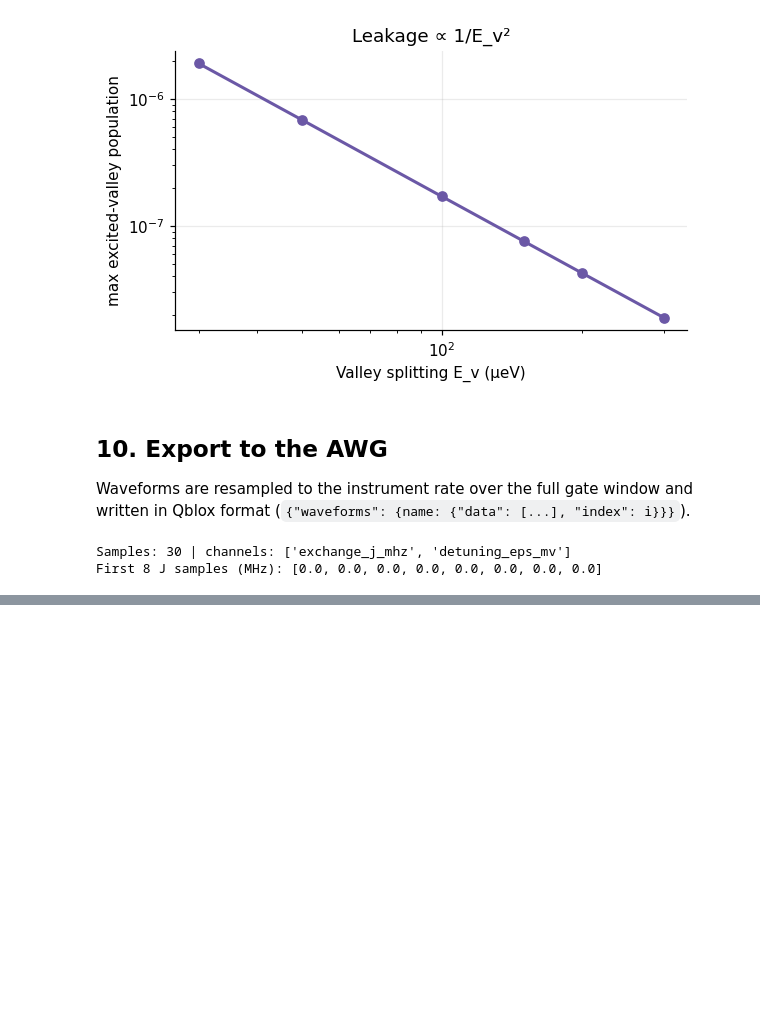
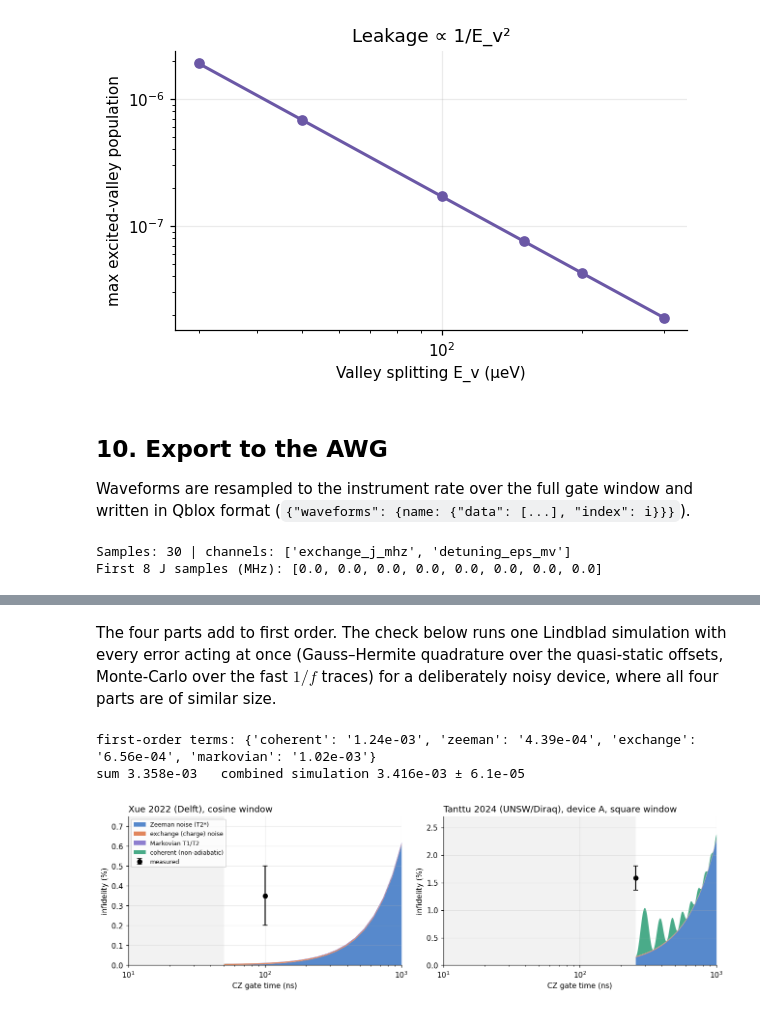
Before and after one commit to Jaspersands/spin-optimal-control, a Jupyter notebook: notebooks/01_exchange_gates_noise_and_benchmarking.ipynb, the cells around one changed output, grey strips where cells are left out. Cells and saved outputs as stored; diff of their text form; code cells hidden in the pictures; blank space fills up the shorter version.

```diff
--- a/notebooks/01_exchange_gates_noise_and_benchmarking.ipynb
+++ b/notebooks/01_exchange_gates_noise_and_benchmarking.ipynb
@@ -331,0 +376,43 @@ First 8 J samples (MHz): [0.0, 0.0, 0.0, 0.0, 0.0, 0.0, 0.0, 0.0]
+# %% [markdown]
+The four parts add to first order. The check below runs one Lindblad simulation with every error acting at once (Gauss–Hermite quadrature over the quasi-static offsets, Monte-Carlo over the fast $1/f$ traces) for a deliberately noisy device, where all four parts are of similar size.
+# %%
+from spin_optimal_control import CZNoiseParameters, cz_error_budget, combined_simulation
+from spin_optimal_control.error_budget import zeeman_sigma_from_t2_star
+noisy = CZNoiseParameters(delta_ez_mhz=30.0, zeeman_sigma_mhz=(zeeman_sigma_from_t2_star(3.0), zeeman_sigma_from_t2_star(5.0)),
+                          exchange_sigma_rel=0.03, t1_us=(200.0, 300.0), t2_markov_us=(60.0, 90.0),
+                          f_low_hz=1e-2, f_ramsey_hz=2.5e5, temperature_mk=100.0, larmor_mhz=(4000.0, 4000.0))
+b = cz_error_budget(noisy, "cosine", 80.0)
+sim = combined_simulation(noisy, b.j_pulse, b.dt_ns, n_fast=6, seed=3)
+print("first-order terms:", {k: f"{v:.2e}" for k, v in b.contributions.items()})
+print(f"sum {b.total:.3e}   combined simulation {sim['infidelity']:.3e} ± {sim['stderr']:.1e}")
+# %% [output]
+first-order terms: {'coherent': '1.24e-03', 'zeeman': '4.39e-04', 'exchange': '6.56e-04', 'markovian': '1.02e-03'}
+sum 3.358e-03   combined simulation 3.416e-03 ± 6.1e-05
+# %%
+from spin_optimal_control import sweep_gate_time
+from spin_optimal_control.error_budget import coherent_error, shortest_gate_time
+colors = {"zeeman": "#3a75c4", "exchange": "#dd7240", "markovian": "#7a68c8", "coherent": "#2a9d74"}
+order = ["zeeman", "exchange", "markovian", "coherent"]
+fig, axes = plt.subplots(1, 2, figsize=(12, 3.8))
+for ax, key in zip(axes, ["xue2022", "tanttu2024"]):
+    d = devices[key]
+    nm = d.noise_parameters()
+    t_min = shortest_gate_time(d.model_shape, d.j_cap_mhz, d.tukey_alpha)   # shortest gate the demonstrated exchange allows
+    T = np.geomspace(t_min, 1000, 20)                                       # noise terms are smooth: a coarse grid
+    bs = sweep_gate_time(nm, T, d.model_shape, tukey_alpha=d.tukey_alpha, n_omega=80)
+    Tf = np.geomspace(t_min, 1000, 400)                                     # the coherent term is not: a fine one
+    stack = {k: np.interp(np.log(Tf), np.log(T), [b.contributions[k] for b in bs]) for k in order[:3]}
+    stack["coherent"] = np.array([coherent_error(nm, d.model_shape, t, d.tukey_alpha) for t in Tf])
+    base = np.zeros(len(Tf))
+    for k in order:
+        y = 100 * stack[k]
+        ax.fill_between(Tf, base, base + y, color=colors[k], lw=0, alpha=0.85, label=LABELS[k]); base += y
+    meas = 1 - d.measured_fidelity
+    ax.errorbar([d.cz_time_ns], [100 * meas], yerr=[100 * d.measured_uncertainty], fmt="o", color="k", capsize=3, label="measured")
+    ax.axvspan(10, t_min, color="#f2f2f2", lw=0, zorder=0)
+    ax.set_xscale("log"); ax.set_ylim(0, 150 * (meas + d.measured_uncertainty)); ax.set_xlim(10, 1000)
+    ax.set_xlabel("CZ gate time (ns)"); ax.set_ylabel("infidelity (%)"); ax.set_title(f"{d.short}, {d.model_shape} window", loc="left")
+axes[0].legend(fontsize=8)
+plt.tight_layout(); plt.show()
+# %% [output]
+[figure, added]
```
Also changed, not shown: parts of 9 cells of this notebook, 17 other files.
